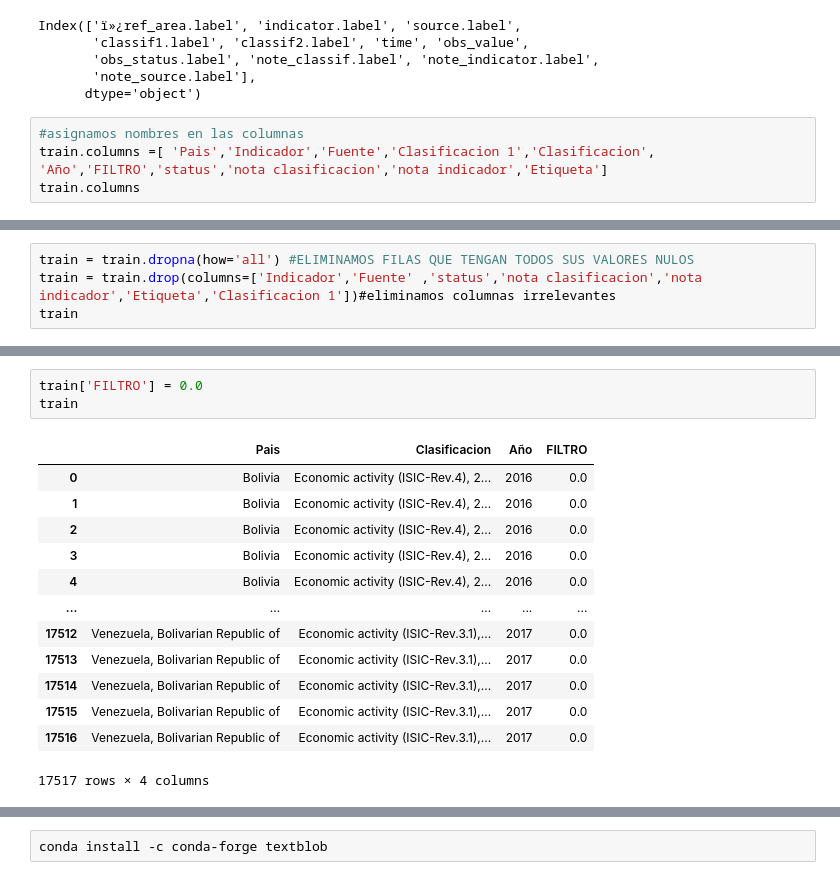
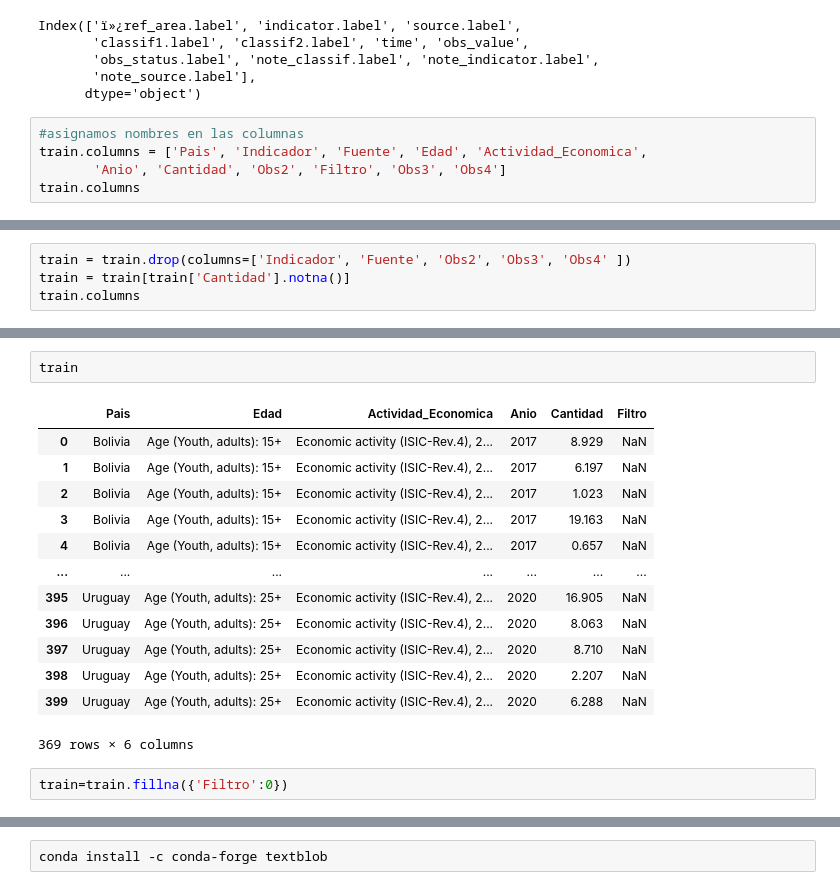
Before and after one commit to moisesberrospi/DELATI_DATA_ANALYTICS, a Jupyter notebook: EMPLEO DE PERSONAS SEGUN UBICACION PASI EN SUDAMERICA/notebooks/Analisis_Mintra.ipynb, the cells around one changed output, grey strips where cells are left out. Drawn from its saved outputs; the diff is of its cells as text.

```diff
--- a/EMPLEO DE PERSONAS SEGUN UBICACION PASI EN SUDAMERICA/notebooks/Analisis_Mintra.ipynb
+++ b/EMPLEO DE PERSONAS SEGUN UBICACION PASI EN SUDAMERICA/notebooks/Analisis_Mintra.ipynb
@@ -103,6 +103,7 @@ Index(['ï»¿ref_area.label', 'indicator.label', 'source.label',
       dtype='object')
 # %%
 #asignamos nombres en las columnas
-train.columns =[ 'Pais','Indicador','Fuente','Clasificacion 1','Clasificacion', 'Año','FILTRO','status','nota clasificacion','nota indicador','Etiqueta']
+train.columns = ['Pais', 'Indicador', 'Fuente', 'Edad', 'Actividad_Economica',
+       'Anio', 'Cantidad', 'Obs2', 'Filtro', 'Obs3', 'Obs4']
 train.columns
 # %% [output]
@@ -130,5 +130,5 @@ train
 # %%
-train = train.dropna(how='all') #ELIMINAMOS FILAS QUE TENGAN TODOS SUS VALORES NULOS
-train = train.drop(columns=['Indicador','Fuente' ,'status','nota clasificacion','nota indicador','Etiqueta','Clasificacion 1'])#eliminamos columnas irrelevantes
-train
+train = train.drop(columns=['Indicador', 'Fuente', 'Obs2', 'Obs3', 'Obs4' ])
+train = train[train['Cantidad'].notna()]
+train.columns
 # %% [output]
@@ -148,17 +136,18 @@ train
 # %%
-train['FILTRO'] = 0.0
 train
 # %% [output]
-|  | Pais | Clasificacion | Año | FILTRO |
-| 0 | Bolivia | Economic activity (ISIC-Rev.4), 2... | 2016 | 0.0 |
-| 1 | Bolivia | Economic activity (ISIC-Rev.4), 2... | 2016 | 0.0 |
-| 2 | Bolivia | Economic activity (ISIC-Rev.4), 2... | 2016 | 0.0 |
-| 3 | Bolivia | Economic activity (ISIC-Rev.4), 2... | 2016 | 0.0 |
-| 4 | Bolivia | Economic activity (ISIC-Rev.4), 2... | 2016 | 0.0 |
-| ... | ... | ... | ... | ... |
-| 17512 | Venezuela, Bolivarian Republic of | Economic activity (ISIC-Rev.3.1),... | 2017 | 0.0 |
-| 17513 | Venezuela, Bolivarian Republic of | Economic activity (ISIC-Rev.3.1),... | 2017 | 0.0 |
-| 17514 | Venezuela, Bolivarian Republic of | Economic activity (ISIC-Rev.3.1),... | 2017 | 0.0 |
-| 17515 | Venezuela, Bolivarian Republic of | Economic activity (ISIC-Rev.3.1),... | 2017 | 0.0 |
-| 17516 | Venezuela, Bolivarian Republic of | Economic activity (ISIC-Rev.3.1),... | 2017 | 0.0 |
+|  | Pais | Edad | Actividad_Economica | Anio | Cantidad | Filtro |
+| 0 | Bolivia | Age (Youth, adults): 15+ | Economic activity (ISIC-Rev.4), 2... | 2017 | 8.929 | NaN |
+| 1 | Bolivia | Age (Youth, adults): 15+ | Economic activity (ISIC-Rev.4), 2... | 2017 | 6.197 | NaN |
+| 2 | Bolivia | Age (Youth, adults): 15+ | Economic activity (ISIC-Rev.4), 2... | 2017 | 1.023 | NaN |
+| 3 | Bolivia | Age (Youth, adults): 15+ | Economic activity (ISIC-Rev.4), 2... | 2017 | 19.163 | NaN |
+| 4 | Bolivia | Age (Youth, adults): 15+ | Economic activity (ISIC-Rev.4), 2... | 2017 | 0.657 | NaN |
+| ... | ... | ... | ... | ... | ... | ... |
+| 395 | Uruguay | Age (Youth, adults): 25+ | Economic activity (ISIC-Rev.4), 2... | 2020 | 16.905 | NaN |
+| 396 | Uruguay | Age (Youth, adults): 25+ | Economic activity (ISIC-Rev.4), 2... | 2020 | 8.063 | NaN |
+| 397 | Uruguay | Age (Youth, adults): 25+ | Economic activity (ISIC-Rev.4), 2... | 2020 | 8.710 | NaN |
+| 398 | Uruguay | Age (Youth, adults): 25+ | Economic activity (ISIC-Rev.4), 2... | 2020 | 2.207 | NaN |
+| 399 | Uruguay | Age (Youth, adults): 25+ | Economic activity (ISIC-Rev.4), 2... | 2020 | 6.288 | NaN |
-17517 rows × 4 columns
+369 rows × 6 columns
+# %%
+train=train.fillna({'Filtro':0})
```
Also changed, not shown: parts of 15 cells of this notebook, 1 other file.
